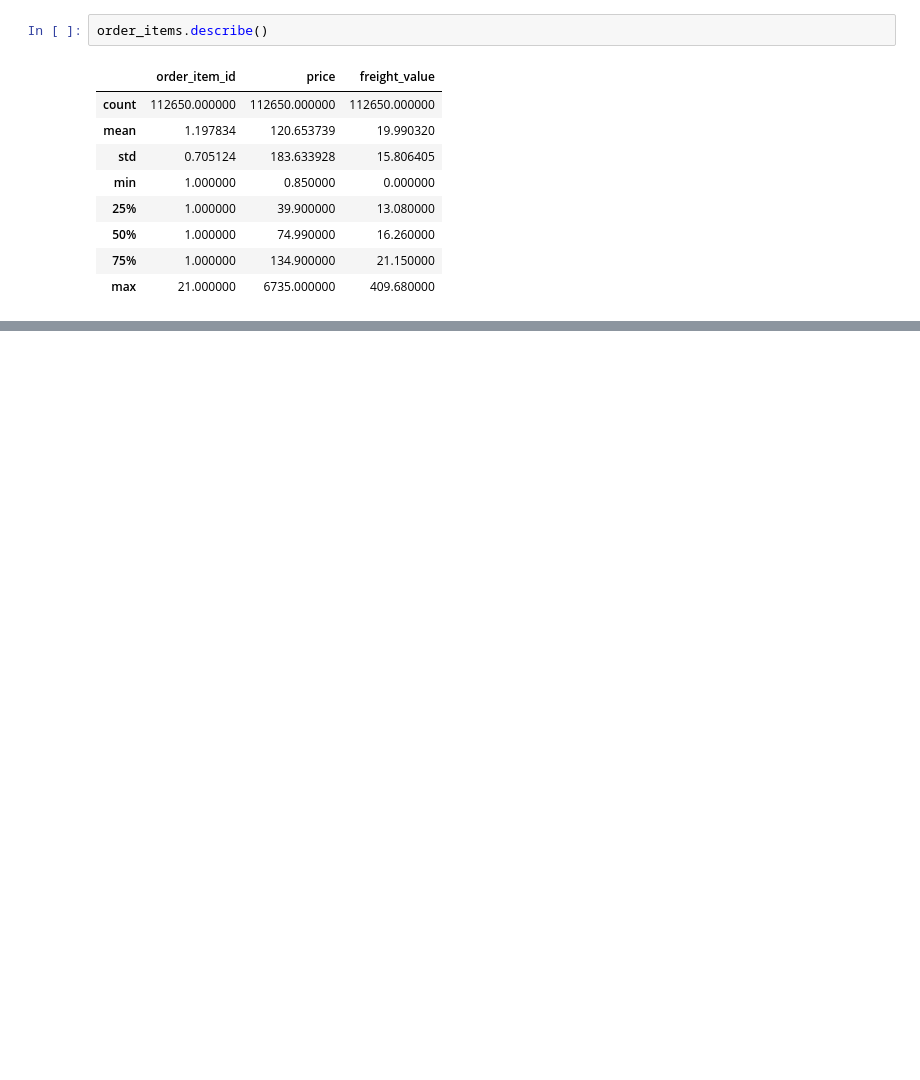
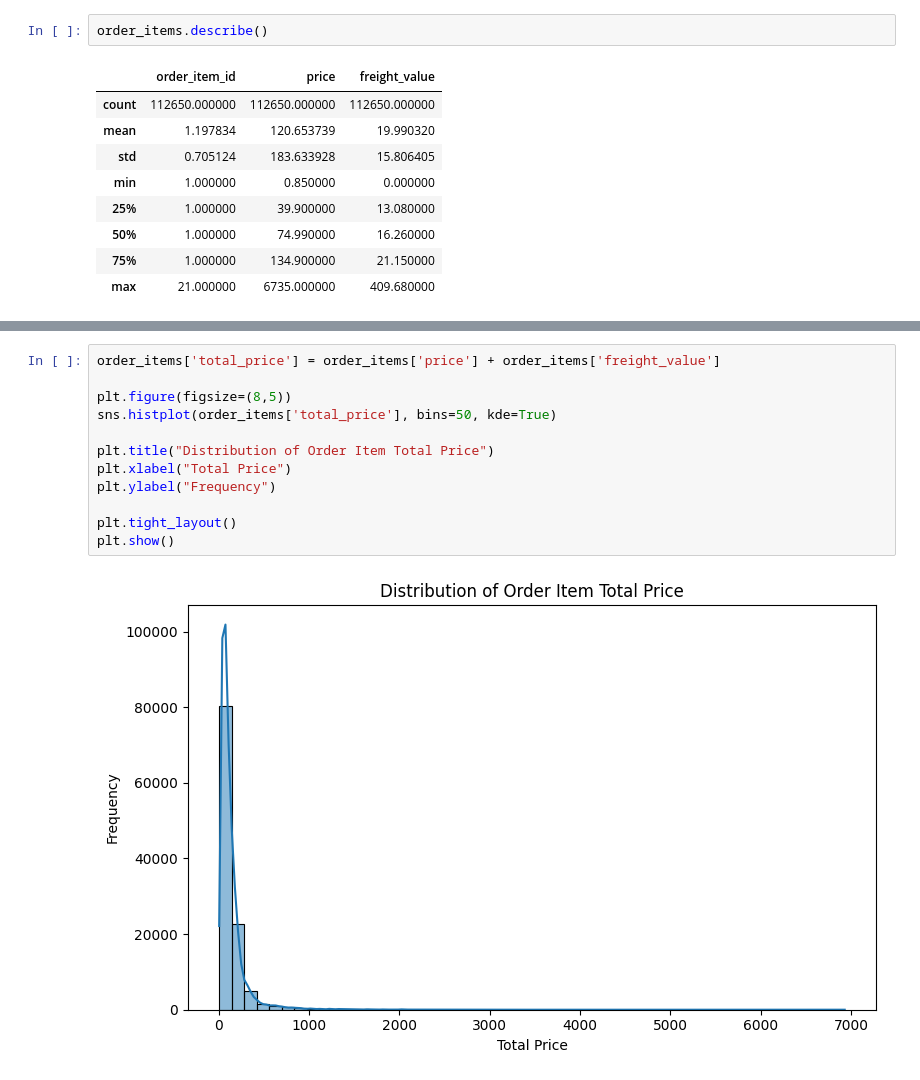
Before and after one commit to Julien-Data/ecommerce-analytics-dashboard, a Jupyter notebook: notebooks/exploration.ipynb, the cells around one changed output, grey strips where cells are left out. Drawn from its saved outputs; the diff is of its cells as text; blank space fills up the shorter version.

```diff
--- a/notebooks/exploration.ipynb
+++ b/notebooks/exploration.ipynb
@@ -48,0 +140,14 @@ order_items.describe()
+# %%
+order_items['total_price'] = order_items['price'] + order_items['freight_value']
+
+plt.figure(figsize=(8,5))
+sns.histplot(order_items['total_price'], bins=50, kde=True)
+
+plt.title("Distribution of Order Item Total Price")
+plt.xlabel("Total Price")
+plt.ylabel("Frequency")
+
+plt.tight_layout()
+plt.show()
+# %% [output]
+[figure, added]
```
Also changed, not shown: parts of 17 cells of this notebook.
